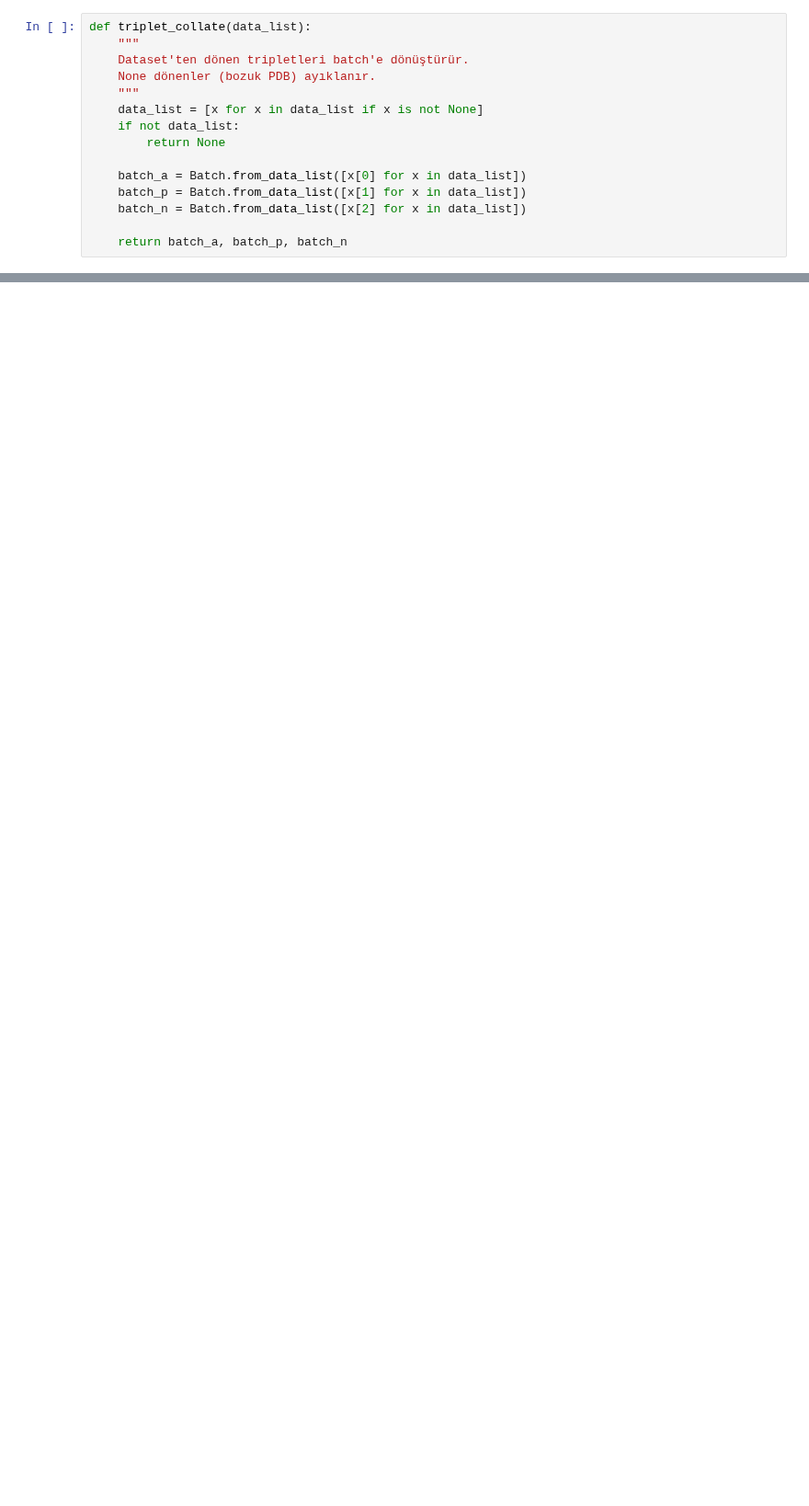
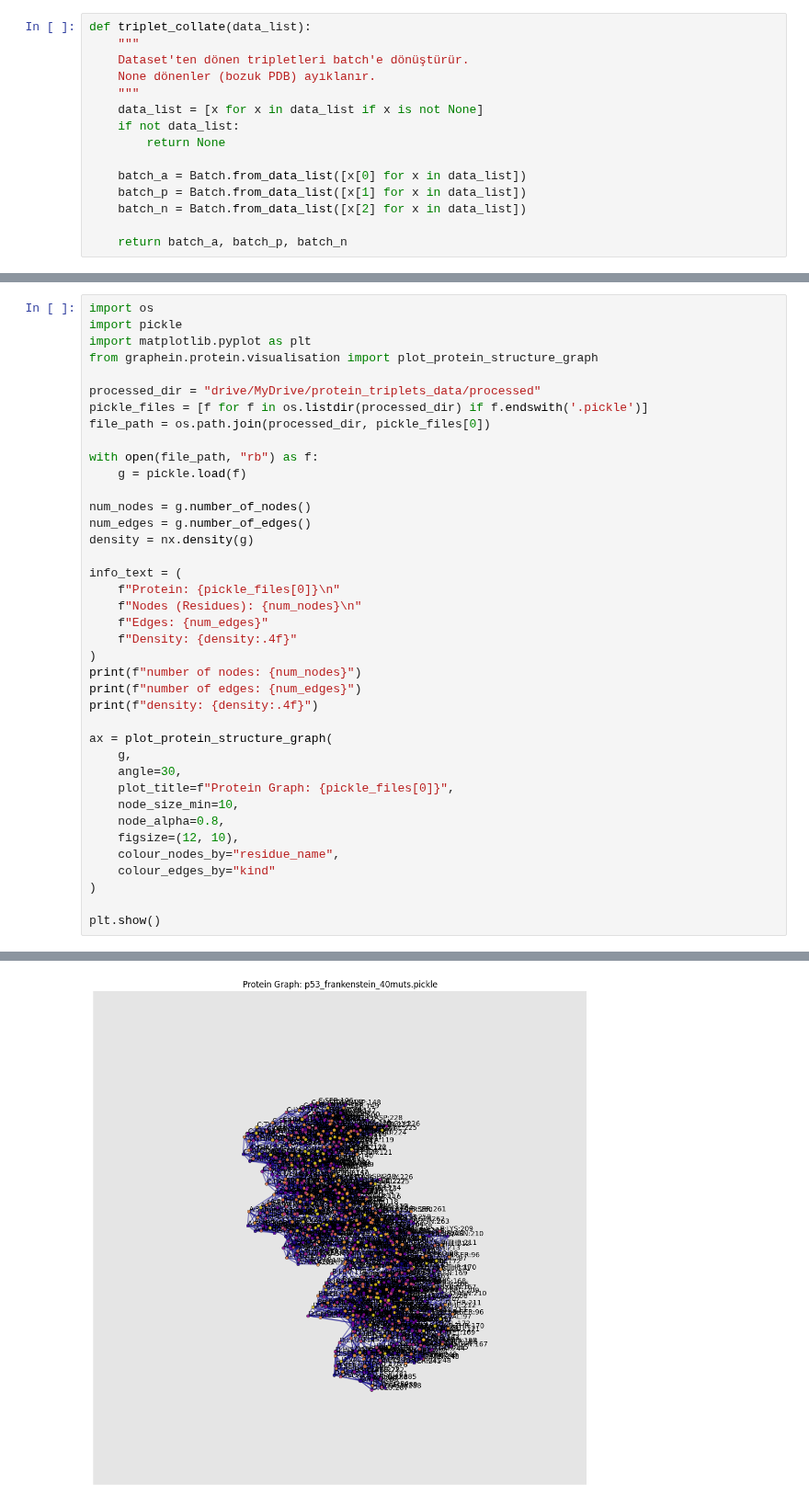
Before and after one commit to HUBioDataLab/ContVAR, a Jupyter notebook: contvar_v0.ipynb, the cells around one changed output, grey strips where cells are left out. Shown at 92% size. Cells and saved outputs as stored; diff of their text form; blank space fills up the shorter version.

Commit message:
enhanced graph construction

```diff
--- a/contvar_v0.ipynb
+++ b/contvar_v0.ipynb
@@ -227,0 +716,40 @@ Epoch 50/50 | Loss: 0.0000
+# %%
+import os
+import pickle
+import matplotlib.pyplot as plt
+from graphein.protein.visualisation import plot_protein_structure_graph
+
+processed_dir = "drive/MyDrive/protein_triplets_data/processed"
+pickle_files = [f for f in os.listdir(processed_dir) if f.endswith('.pickle')]
+file_path = os.path.join(processed_dir, pickle_files[0])
+
+with open(file_path, "rb") as f:
+    g = pickle.load(f)
+
+num_nodes = g.number_of_nodes()
+num_edges = g.number_of_edges()
+density = nx.density(g)
+
+info_text = (
+    f"Protein: {pickle_files[0]}\n"
+    f"Nodes (Residues): {num_nodes}\n"
+    f"Edges: {num_edges}"
+    f"Density: {density:.4f}"
+)
+print(f"number of nodes: {num_nodes}")
+print(f"number of edges: {num_edges}")
+print(f"density: {density:.4f}")
+
+ax = plot_protein_structure_graph(
+    g,
+    angle=30,
+    plot_title=f"Protein Graph: {pickle_files[0]}",
+    node_size_min=10,
+    node_alpha=0.8,
+    figsize=(12, 10),
+    colour_nodes_by="residue_name",
+    colour_edges_by="kind"
+)
+
+plt.show()
+# %% [output]
@@ -227,0 +759 @@ Epoch 50/50 | Loss: 0.0000
+[figure, added]
```
Also changed, not shown: parts of 12 cells of this notebook, 2 other files.
